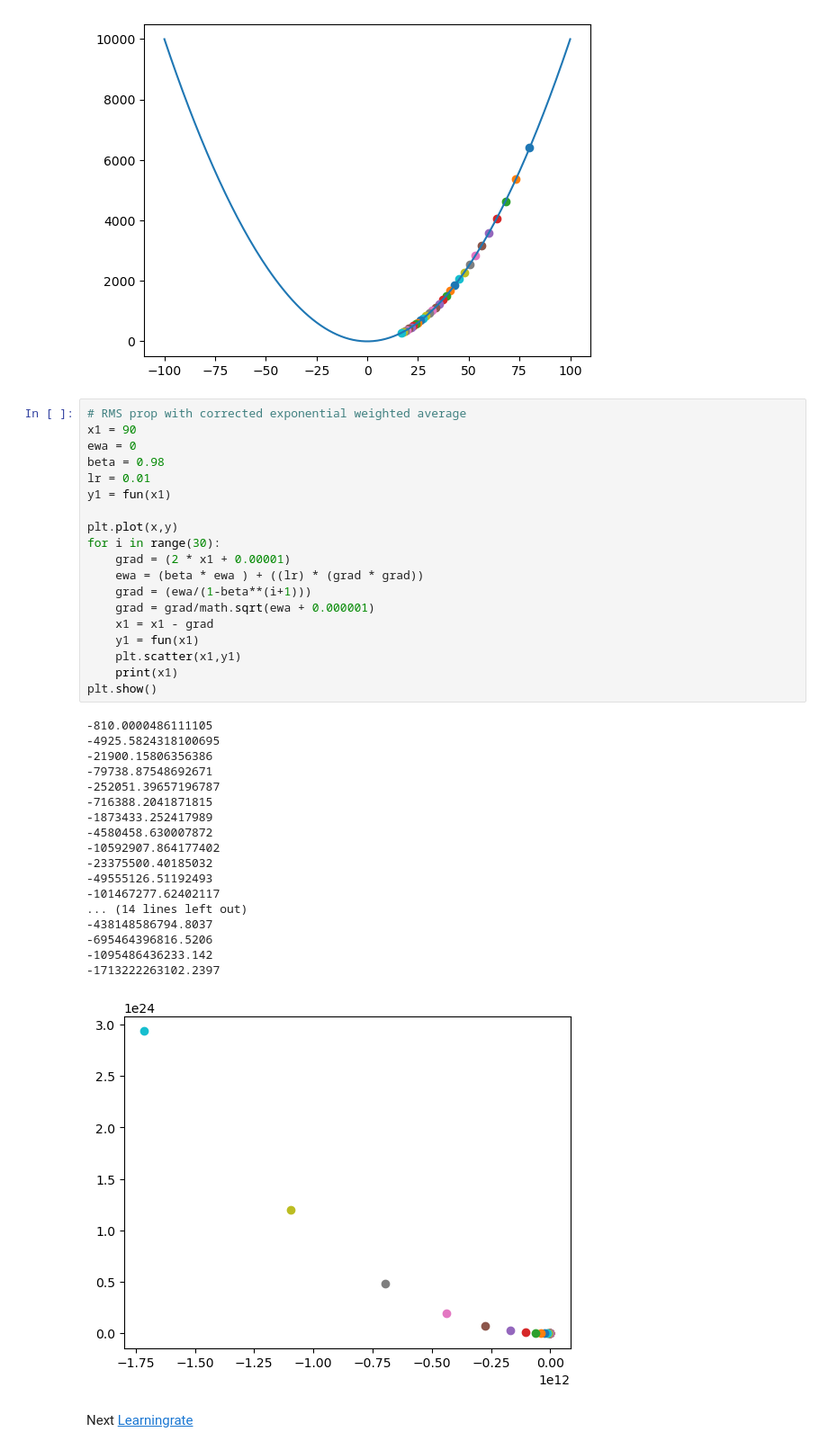
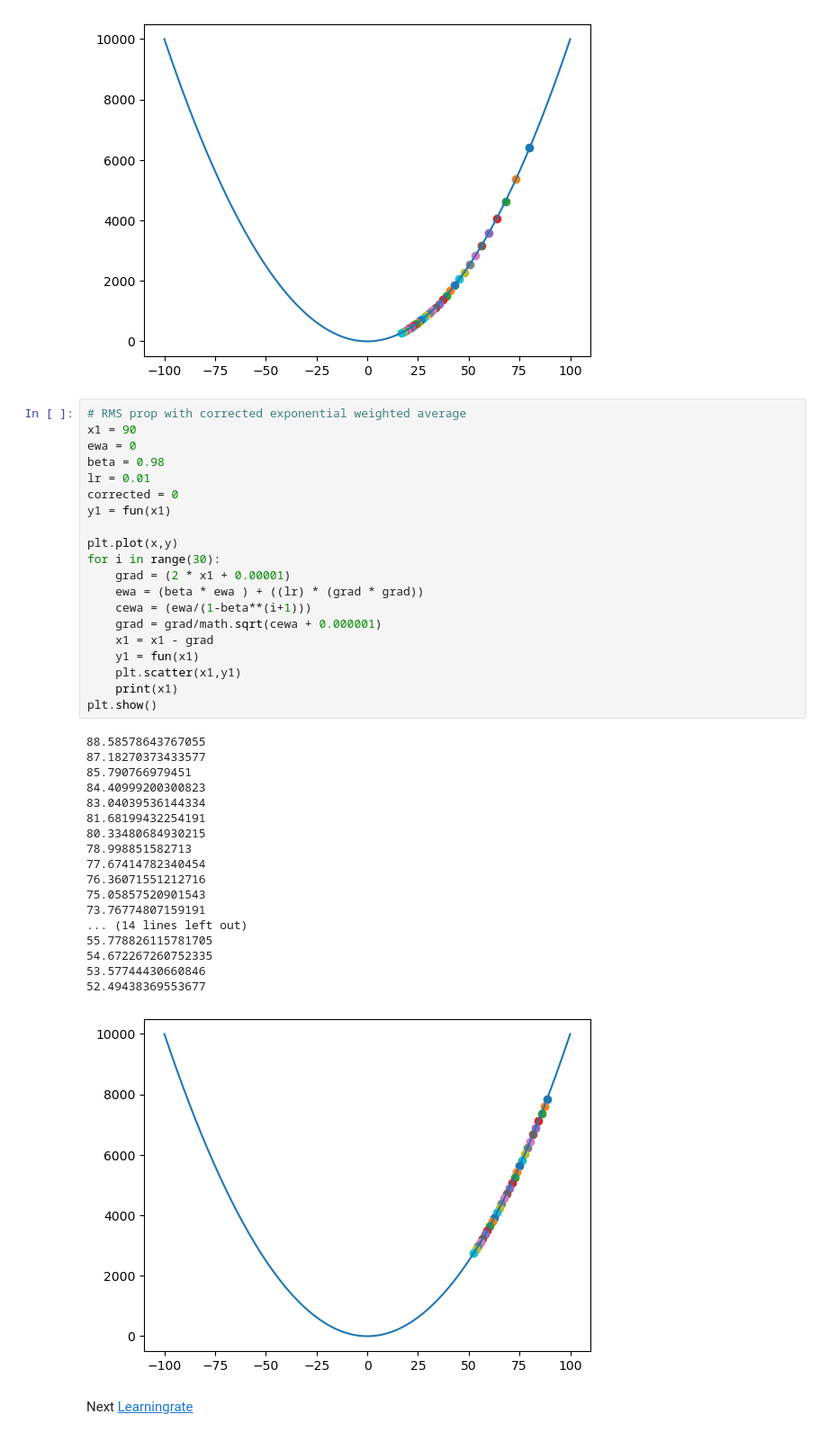
Before and after one commit to Jithendiran/mlTask, a Jupyter notebook: docs/gradient/Momentum.ipynb, the cells around one changed output. Shown: that part at 90% size. Drawn from its saved outputs; the diff is of its cells as text.

```diff
--- a/docs/gradient/Momentum.ipynb
+++ b/docs/gradient/Momentum.ipynb
@@ -685,40 +685,41 @@ plt.show()
 # %%
 # RMS prop with corrected exponential weighted average
 x1 = 90
 ewa = 0
 beta = 0.98
 lr = 0.01
+corrected = 0
 y1 = fun(x1)
 
 plt.plot(x,y)
 for i in range(30):
     grad = (2 * x1 + 0.00001)
     ewa = (beta * ewa ) + ((lr) * (grad * grad))
-    grad = (ewa/(1-beta**(i+1)))
-    grad = grad/math.sqrt(ewa + 0.000001)
+    cewa = (ewa/(1-beta**(i+1)))
+    grad = grad/math.sqrt(cewa + 0.000001)
     x1 = x1 - grad
     y1 = fun(x1)
     plt.scatter(x1,y1)
     print(x1)
 plt.show()
 # %% [output]
--810.0000486111105
--4925.5824318100695
--21900.15806356386
--79738.87548692671
--252051.39657196787
--716388.2041871815
--1873433.252417989
--4580458.630007872
--10592907.864177402
--23375500.40185032
--49555126.51192493
--101467277.62402117
+88.58578643767055
+87.18270373433577
+85.790766979451
+84.40999200300823
+83.04039536144334
+81.68199432254191
+80.33480684930215
+78.998851582713
+77.67414782340454
+76.36071551212716
+75.05857520901543
+73.76774807159191
 ... (14 lines left out)
--438148586794.8037
--695464396816.5206
--1095486436233.142
--1713222263102.2397
+55.778826115781705
+54.672267260752335
+53.57744430660846
+52.49438369553677
-[figure, old version]
+[figure, new version]
 # %% [markdown]
 Next [Learningrate](./LearningRate.ipynb)
```
Also changed, not shown: 1 other file.
